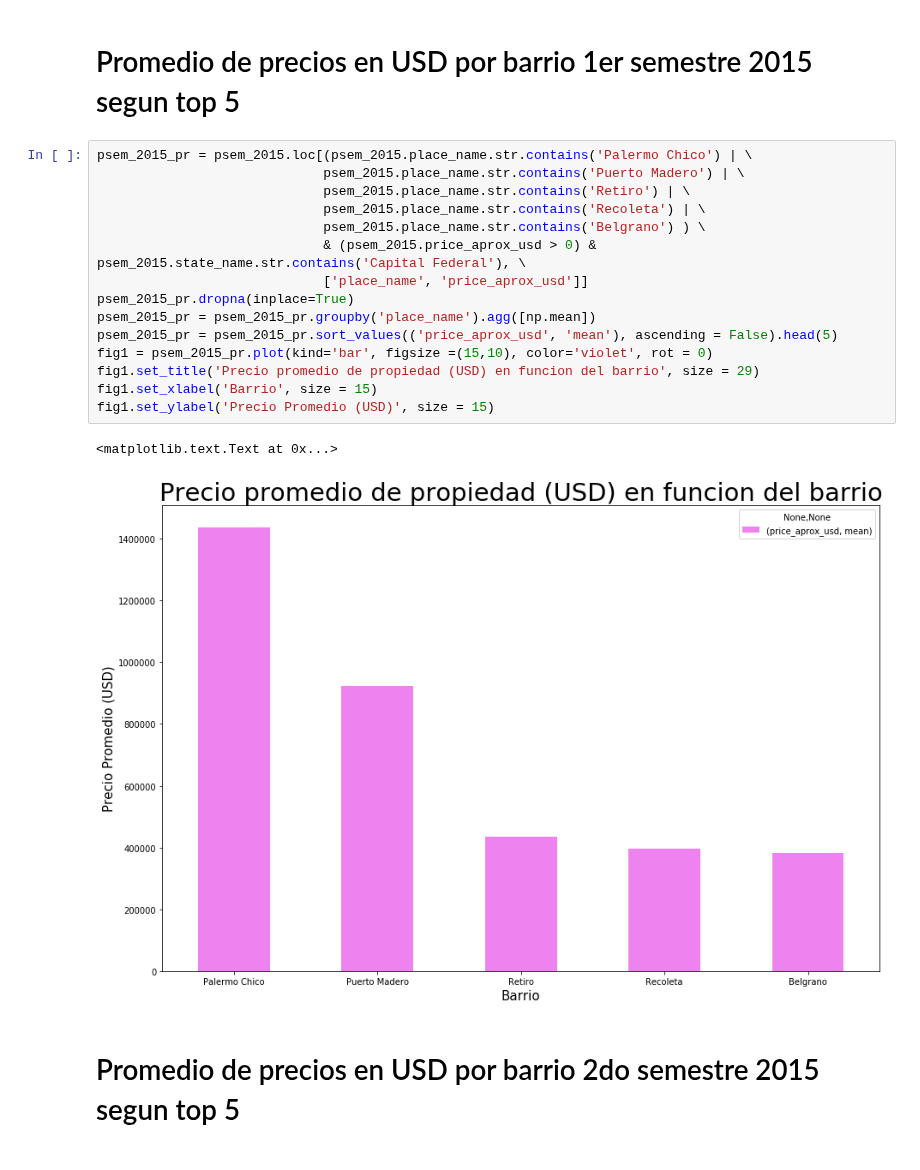
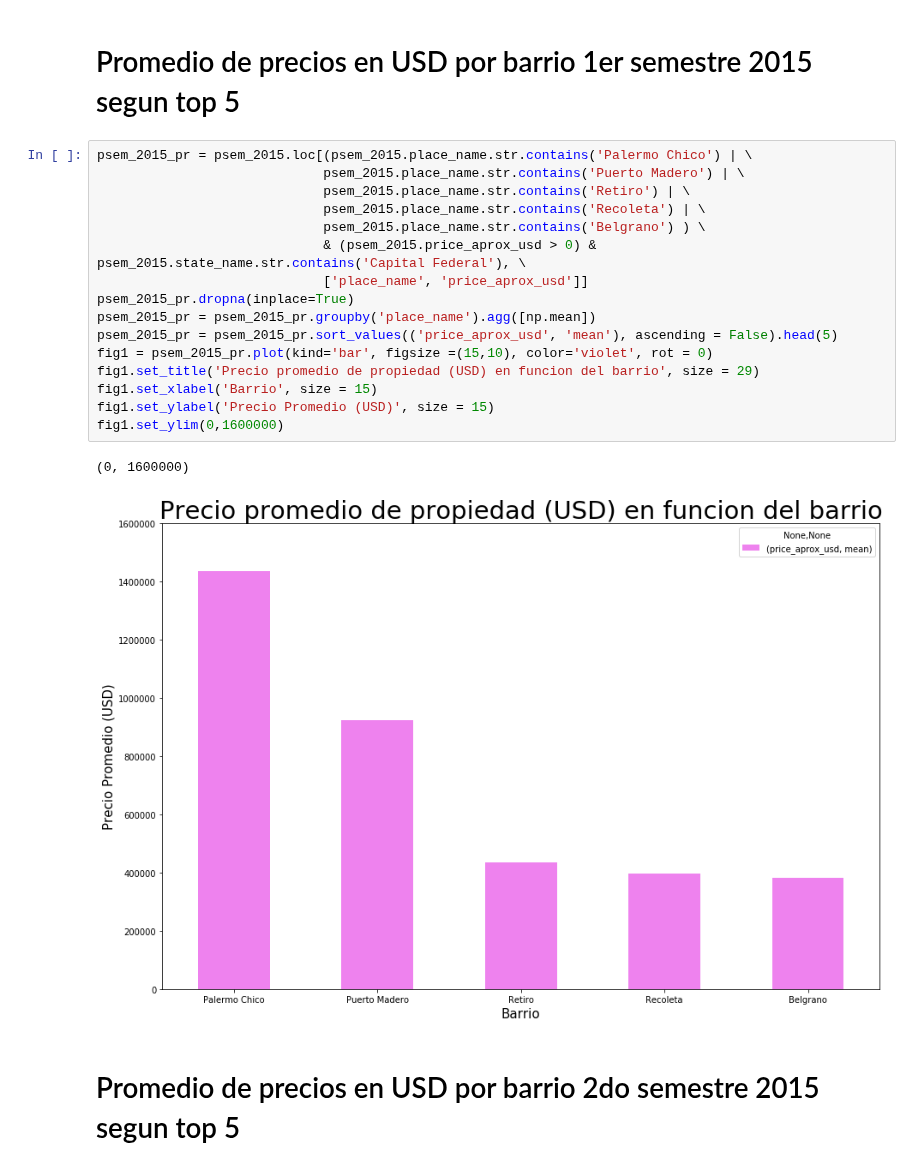
Before and after one commit to nicolaslongo/datos-TP1, a Jupyter notebook: Prop en venta 1er semestre 2016.ipynb, the cells around one changed output. Saved outputs shown, nothing was run; the diff lists cells and outputs as text.

```diff
--- a/Prop en venta 1er semestre 2016.ipynb
+++ b/Prop en venta 1er semestre 2016.ipynb
@@ -106,21 +106,22 @@ fig1.set_ylabel('Precio Promedio (USD)', size = 15)
 # %%
 psem_2015_pr = psem_2015.loc[(psem_2015.place_name.str.contains('Palermo Chico') | \
                              psem_2015.place_name.str.contains('Puerto Madero') | \
                              psem_2015.place_name.str.contains('Retiro') | \
                              psem_2015.place_name.str.contains('Recoleta') | \
                              psem_2015.place_name.str.contains('Belgrano') ) \
                              & (psem_2015.price_aprox_usd > 0) & psem_2015.state_name.str.contains('Capital Federal'), \
                              ['place_name', 'price_aprox_usd']]
 psem_2015_pr.dropna(inplace=True)
 psem_2015_pr = psem_2015_pr.groupby('place_name').agg([np.mean])
 psem_2015_pr = psem_2015_pr.sort_values(('price_aprox_usd', 'mean'), ascending = False).head(5)
 fig1 = psem_2015_pr.plot(kind='bar', figsize =(15,10), color='violet', rot = 0)
 fig1.set_title('Precio promedio de propiedad (USD) en funcion del barrio', size = 29)
 fig1.set_xlabel('Barrio', size = 15)
 fig1.set_ylabel('Precio Promedio (USD)', size = 15)
+fig1.set_ylim(0,1600000)
 # %% [output]
-<matplotlib.text.Text at 0x...>
+(0, 1600000)
-[figure, old version]
+[figure, new version]
 # %% [markdown]
 # Promedio de precios en USD por barrio 2do semestre 2015 segun top 5
 # %%
```
Also changed, not shown: parts of 11 cells of this notebook, 1 other file.
